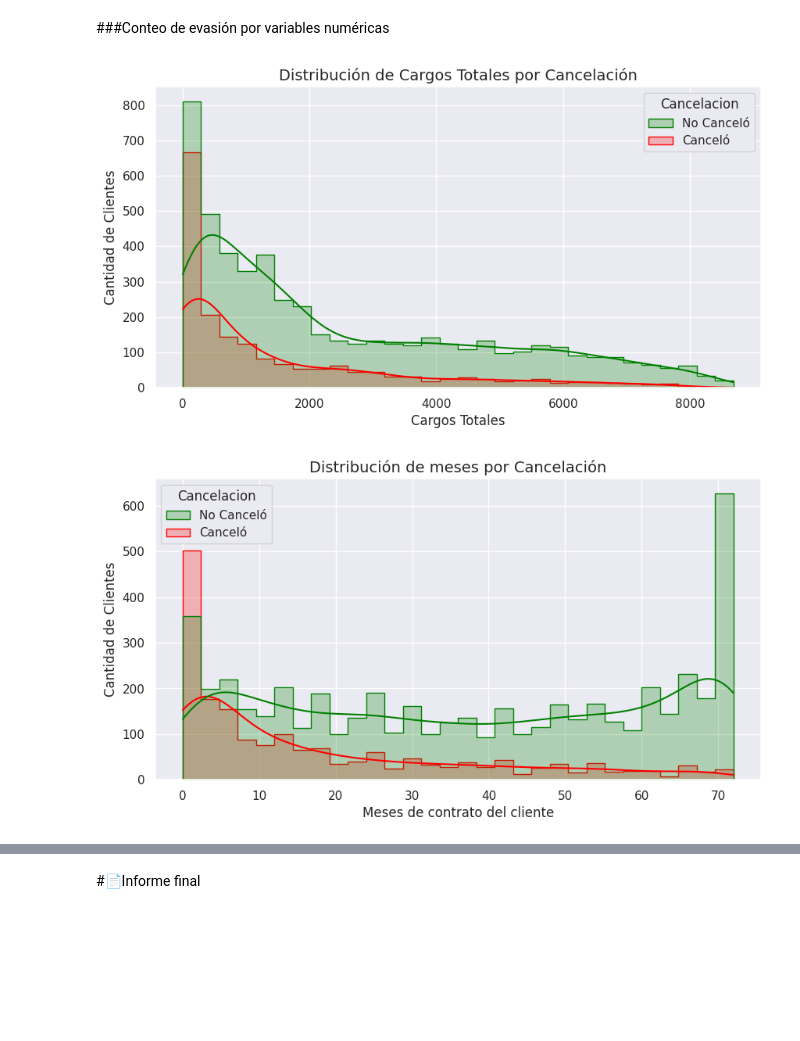
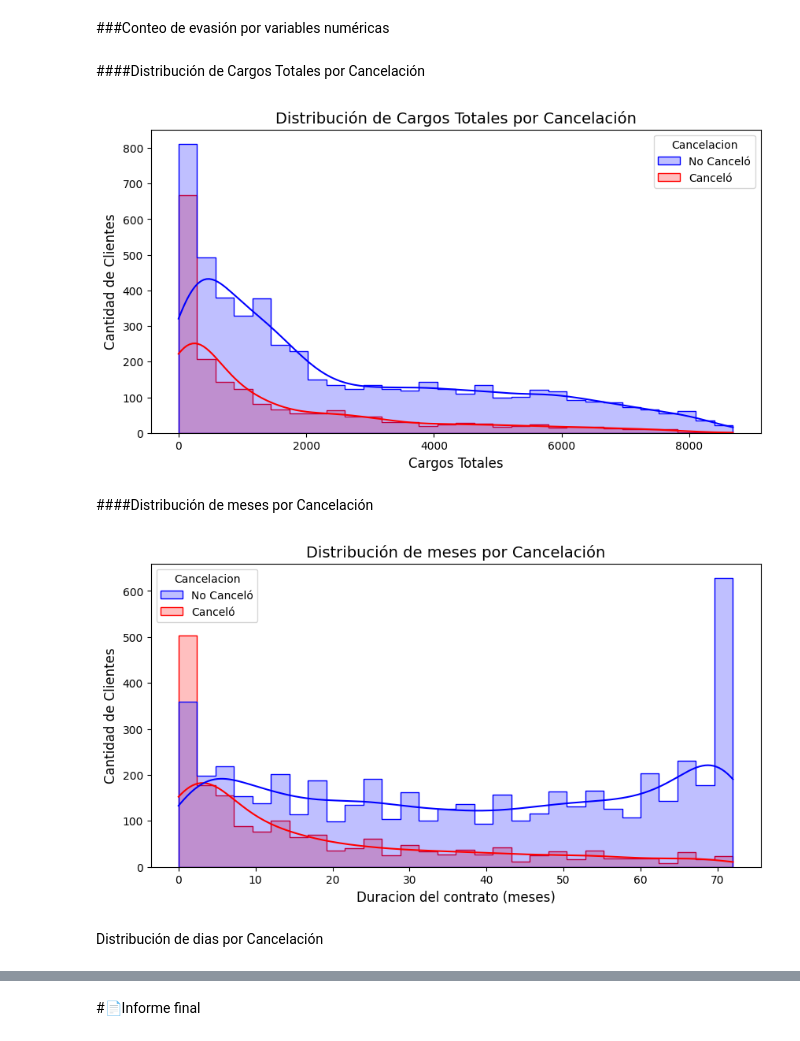
Before and after one commit to Elavat9000/TelecomX_LATAM_challenge2-data-science-LATAM, a Jupyter notebook: TelecomX_Intento2_LATAM.ipynb, the cells around one changed output, grey strips where cells are left out. Drawn from its saved outputs; the diff is of its cells as text; code cells hidden in the pictures; blank space fills up the shorter version.

```diff
--- a/TelecomX_Intento2_LATAM.ipynb
+++ b/TelecomX_Intento2_LATAM.ipynb
@@ -156,8 +156,8 @@ df[cols_binarias] = df[cols_binarias].replace({'Yes':1, 'No':0})
 mapeo_servicios = {
     'No': 0,
     'Yes': 1,
-    'No internet service': 2,
-    'No phone service': 2
+    'No internet service': 0,
+    'No phone service': 0
 }
 columnas_servicios = ['MultipleLines', 'OnlineBackup', 'DeviceProtection', 'TechSupport', 'StreamingTV', 'StreamingMovies','OnlineSecurity']
 
@@ -255,3 +255,10 @@ Data columns (total 25 columns):
  24  PaymentMethod_mailed check               7043 non-null   bool
 dtypes: bool(4), float64(3), int64(17), object(1)
 memory usage: 1.2+ MB
+# %%
+servicios = ['OnlineSecurity', 'TechSupport', 'StreamingTV', 'StreamingMovies',
+             'OnlineBackup', 'DeviceProtection', 'PhoneService', 'MultipleLines']
+
+
+df['ServiciosContratados'] = df[servicios].sum(axis=1)
+df.head()
@@ -404,29 +408,37 @@ Passing `palette` without assigning `hue` is deprecated and will be removed in v
 # %% [markdown]
 ###Conteo de evasión por variables numéricas
+# %% [markdown]
+####Distribución de Cargos Totales por Cancelación
 # %%
 df['Cancelacion'] = df['Churn'].map({0: 'No Canceló', 1: 'Canceló'})
 
 fig, ax = plt.subplots(figsize=(10,5))
-sns.histplot(data=df, x='Charges.Total', hue='Cancelacion', kde=True, element="step", ax=ax, palette={'No Canceló':'green', 'Canceló':'red'}, bins=30)
+sns.histplot(data=df, x='Charges.Total', hue='Cancelacion', kde=True, element="step", ax=ax, palette={'No Canceló':'blue', 'Canceló':'red'}, bins=30)
 
 ax.set_title('Distribución de Cargos Totales por Cancelación', fontsize=14)
 ax.set_xlabel('Cargos Totales', fontsize=12)
 ax.set_ylabel('Cantidad de Clientes', fontsize=12)
+fig.savefig('cancelacion_por_cargos.png',transparent=False,dpi=300,bbox_inches='tight')
 plt.show()
 # %% [output]
-[figure, old version]
+[figure, new version]
+# %% [markdown]
+####Distribución de meses por Cancelación
 # %%
 df['Cancelacion'] = df['Churn'].map({0: 'No Canceló', 1: 'Canceló'})
 
 fig, ax = plt.subplots(figsize=(10,5))
-sns.histplot(data=df, x='tenure', hue='Cancelacion', kde=True, element="step", ax=ax, palette={'No Canceló':'green', 'Canceló':'red'}, bins=30)
+sns.histplot(data=df, x='tenure', hue='Cancelacion', kde=True, element="step", ax=ax, palette={'No Canceló':'blue', 'Canceló':'red'}, bins=30)
 
 ax.set_title('Distribución de meses por Cancelación', fontsize=14)
-ax.set_xlabel('Meses de contrato del cliente', fontsize=12)
+ax.set_xlabel('Duracion del contrato (meses)', fontsize=12)
 ax.set_ylabel('Cantidad de Clientes', fontsize=12)
+fig.savefig('cancelacion_por_meses.png',transparent=False,dpi=300,bbox_inches='tight')
 plt.show()
 # %% [output]
-[figure, old version]
+[figure, new version]
+# %% [markdown]
+Distribución de dias por Cancelación
 # %%
 df['Cancelacion'] = df['Churn'].map({0: 'No Canceló', 1: 'Canceló'})
 
```
Also changed, not shown: parts of 18 cells of this notebook.
